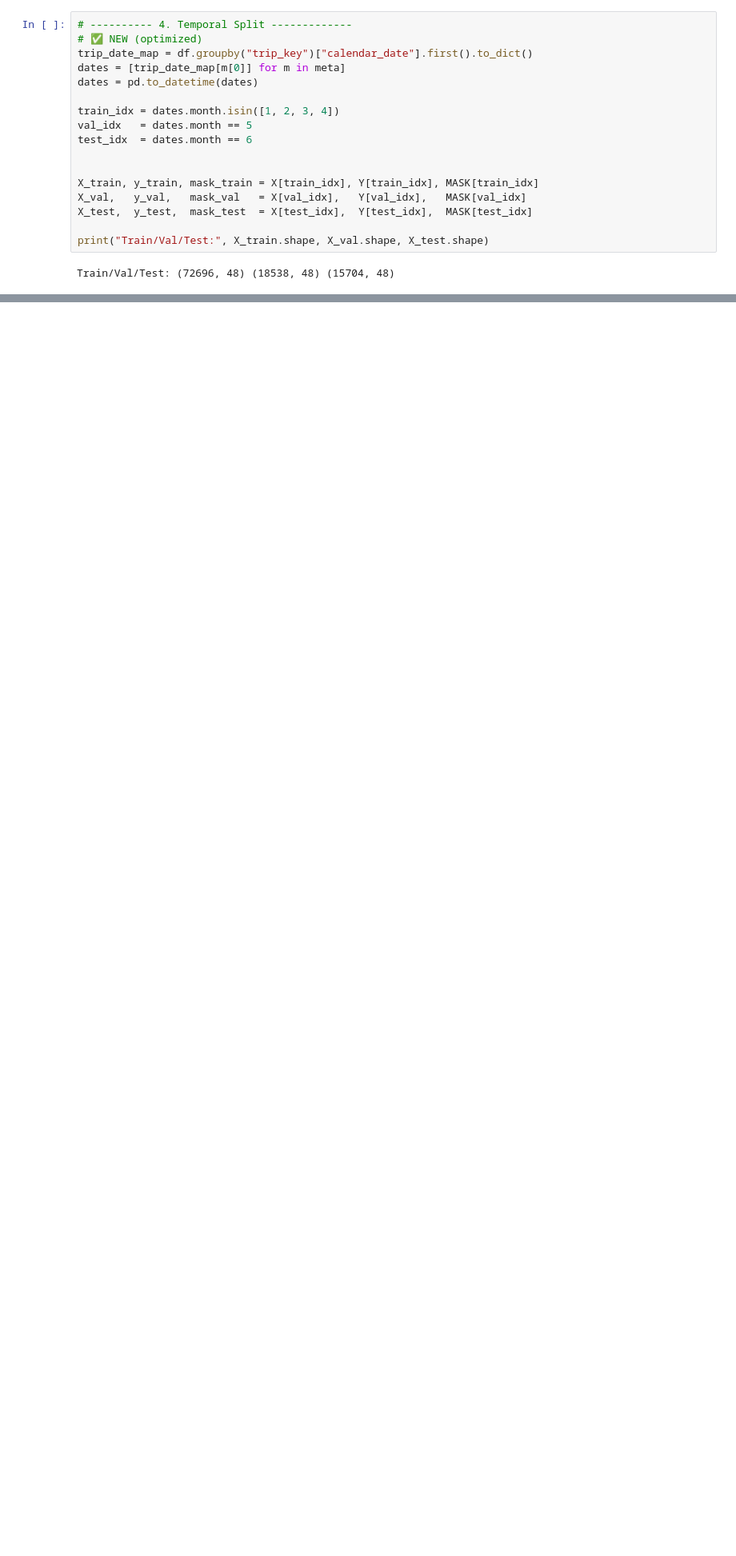
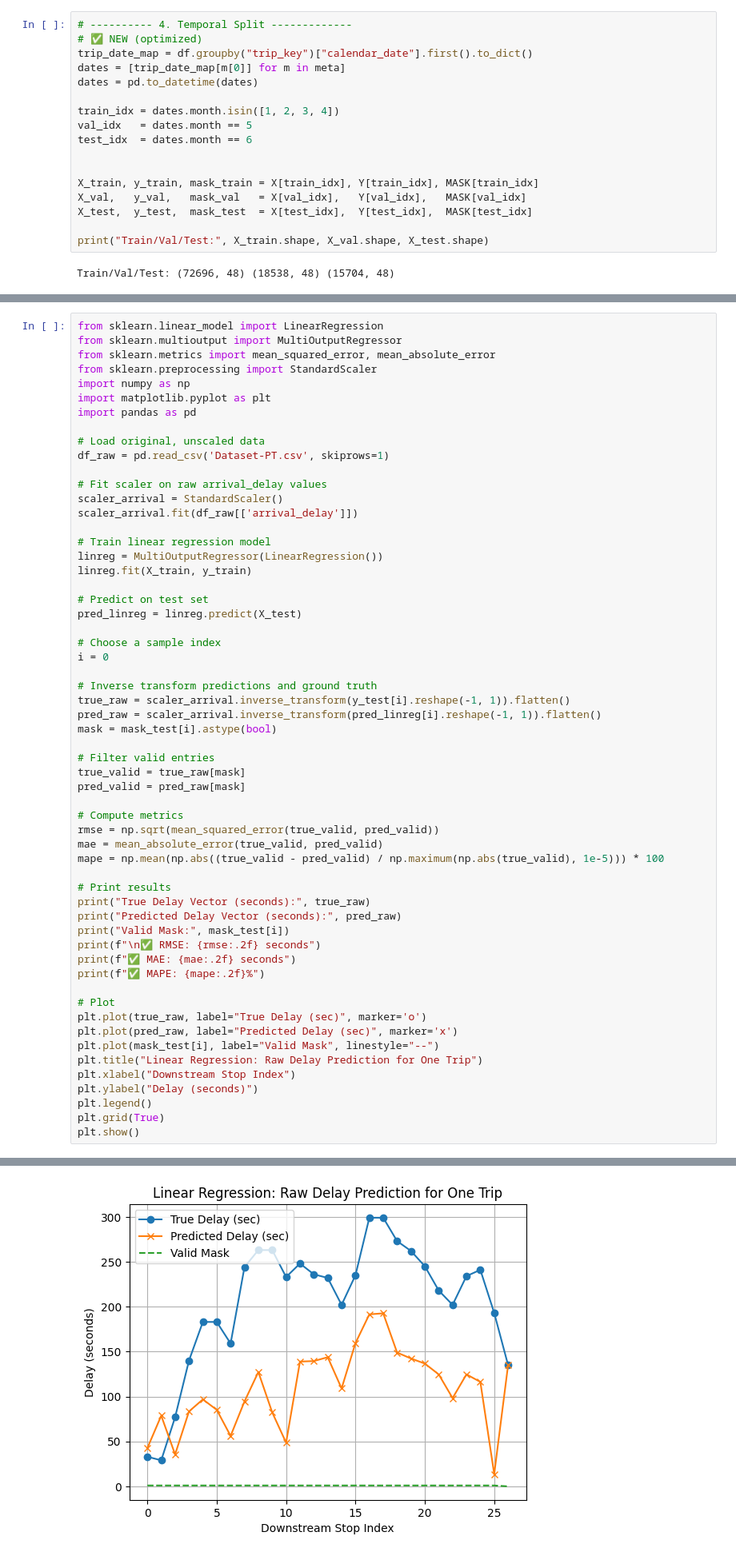
Before and after one commit to Zhiyuan-03/AI_in_Transportation_Exercise, a Jupyter notebook: Project1.ipynb, the cells around one changed output, grey strips where cells are left out. Shown at 80% size. Saved outputs shown, nothing was run; the diff lists cells and outputs as text; blank space fills up the shorter version.

```diff
--- a/Project1.ipynb
+++ b/Project1.ipynb
@@ -459,0 +438,59 @@ Baseline MAE per horizon: [0.7318193955845685, 0.8609862825641723, 0.86951639091
+# %%
+from sklearn.linear_model import LinearRegression
+from sklearn.multioutput import MultiOutputRegressor
+from sklearn.metrics import mean_squared_error, mean_absolute_error
+from sklearn.preprocessing import StandardScaler
+import numpy as np
+import matplotlib.pyplot as plt
+import pandas as pd
+
+# Load original, unscaled data
+df_raw = pd.read_csv('Dataset-PT.csv', skiprows=1)
+
+# Fit scaler on raw arrival_delay values
+scaler_arrival = StandardScaler()
+scaler_arrival.fit(df_raw[['arrival_delay']])
+
+# Train linear regression model
+linreg = MultiOutputRegressor(LinearRegression())
+linreg.fit(X_train, y_train)
+
+# Predict on test set
+pred_linreg = linreg.predict(X_test)
+
+# Choose a sample index
+i = 0
+
+# Inverse transform predictions and ground truth
+true_raw = scaler_arrival.inverse_transform(y_test[i].reshape(-1, 1)).flatten()
+pred_raw = scaler_arrival.inverse_transform(pred_linreg[i].reshape(-1, 1)).flatten()
+mask = mask_test[i].astype(bool)
+
+# Filter valid entries
+true_valid = true_raw[mask]
+pred_valid = pred_raw[mask]
+
+# Compute metrics
+rmse = np.sqrt(mean_squared_error(true_valid, pred_valid))
+mae = mean_absolute_error(true_valid, pred_valid)
+mape = np.mean(np.abs((true_valid - pred_valid) / np.maximum(np.abs(true_valid), 1e-5))) * 100
+
+# Print results
+print("True Delay Vector (seconds):", true_raw)
+print("Predicted Delay Vector (seconds):", pred_raw)
+print("Valid Mask:", mask_test[i])
+print(f"\n✅ RMSE: {rmse:.2f} seconds")
+print(f"✅ MAE: {mae:.2f} seconds")
+print(f"✅ MAPE: {mape:.2f}%")
+
+# Plot
+plt.plot(true_raw, label="True Delay (sec)", marker='o')
+plt.plot(pred_raw, label="Predicted Delay (sec)", marker='x')
+plt.plot(mask_test[i], label="Valid Mask", linestyle="--")
+plt.title("Linear Regression: Raw Delay Prediction for One Trip")
+plt.xlabel("Downstream Stop Index")
+plt.ylabel("Delay (seconds)")
+plt.legend()
+plt.grid(True)
+plt.show()
+# %% [output]
@@ -460,3 +514,4 @@ Baseline MAE per horizon: [0.7318193955845685, 0.8609862825641723, 0.86951639091
+[figure, added]
 # %%
 # ---------- 6. LightGBM Multi-Output ------
 lgb = MultiOutputRegressor(LGBMRegressor(n_estimators=200, learning_rate=0.05))
```
Also changed, not shown: parts of 8 cells of this notebook.
